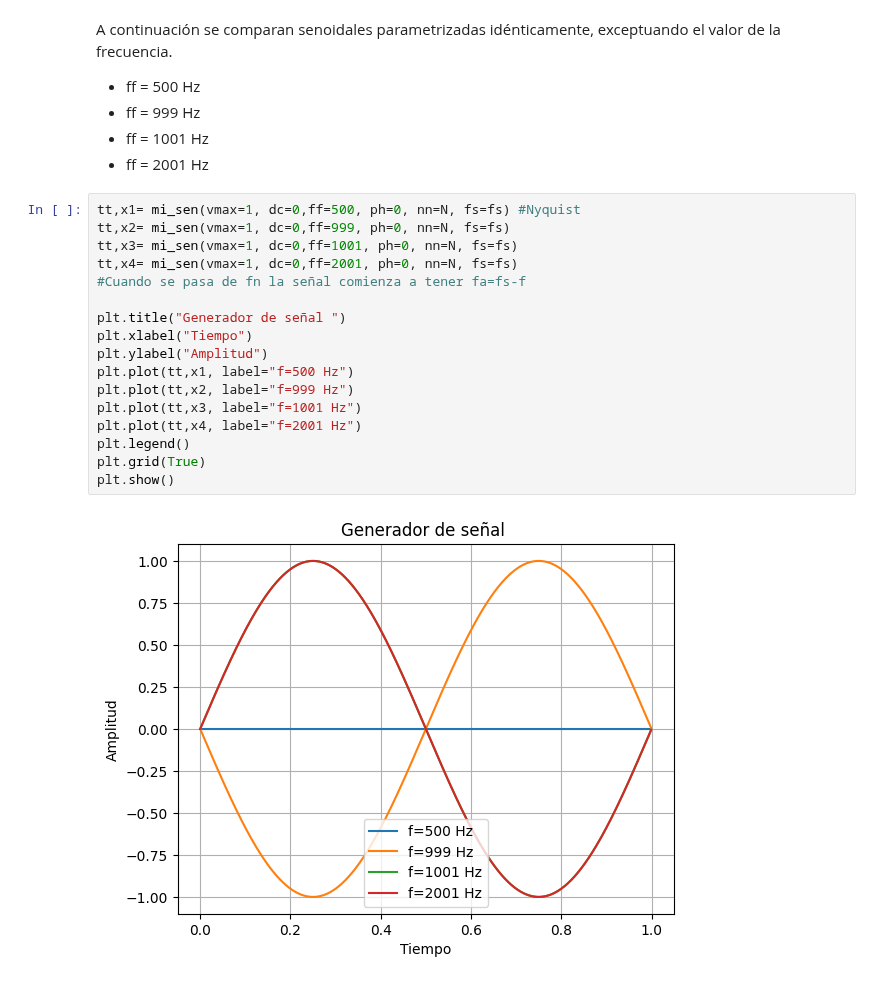
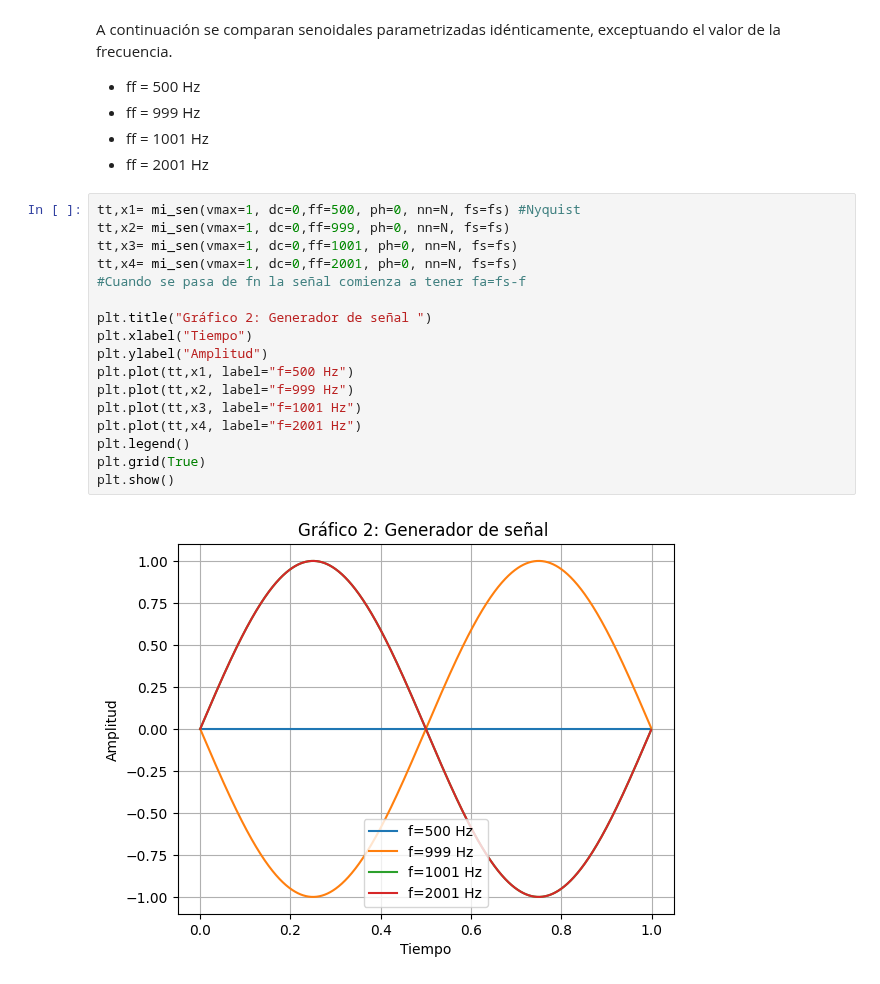
Before and after one commit to SerenaSagg/APS, a Jupyter notebook: TS0.ipynb, the cells around one changed output. Drawn from its saved outputs; the diff is of its cells as text.

```diff
--- a/TS0.ipynb
+++ b/TS0.ipynb
@@ -65,21 +66,21 @@ A continuación se comparan senoidales parametrizadas idénticamente, exceptuand
 # %%
 tt,x1= mi_sen(vmax=1, dc=0,ff=500, ph=0, nn=N, fs=fs) #Nyquist
 tt,x2= mi_sen(vmax=1, dc=0,ff=999, ph=0, nn=N, fs=fs)
 tt,x3= mi_sen(vmax=1, dc=0,ff=1001, ph=0, nn=N, fs=fs)
 tt,x4= mi_sen(vmax=1, dc=0,ff=2001, ph=0, nn=N, fs=fs)
 #Cuando se pasa de fn la señal comienza a tener fa=fs-f
 
-plt.title("Generador de señal ")
+plt.title("Gráfico 2: Generador de señal ")
 plt.xlabel("Tiempo")
 plt.ylabel("Amplitud")
 plt.plot(tt,x1, label="f=500 Hz")
 plt.plot(tt,x2, label="f=999 Hz")
 plt.plot(tt,x3, label="f=1001 Hz")
 plt.plot(tt,x4, label="f=2001 Hz")
 plt.legend()
 plt.grid(True)
 plt.show()
 # %% [output]
-[figure, old version]
+[figure, new version]
 # %% [markdown]
 # Análisis de Resultados
```
Also changed, not shown: parts of 5 cells of this notebook.
